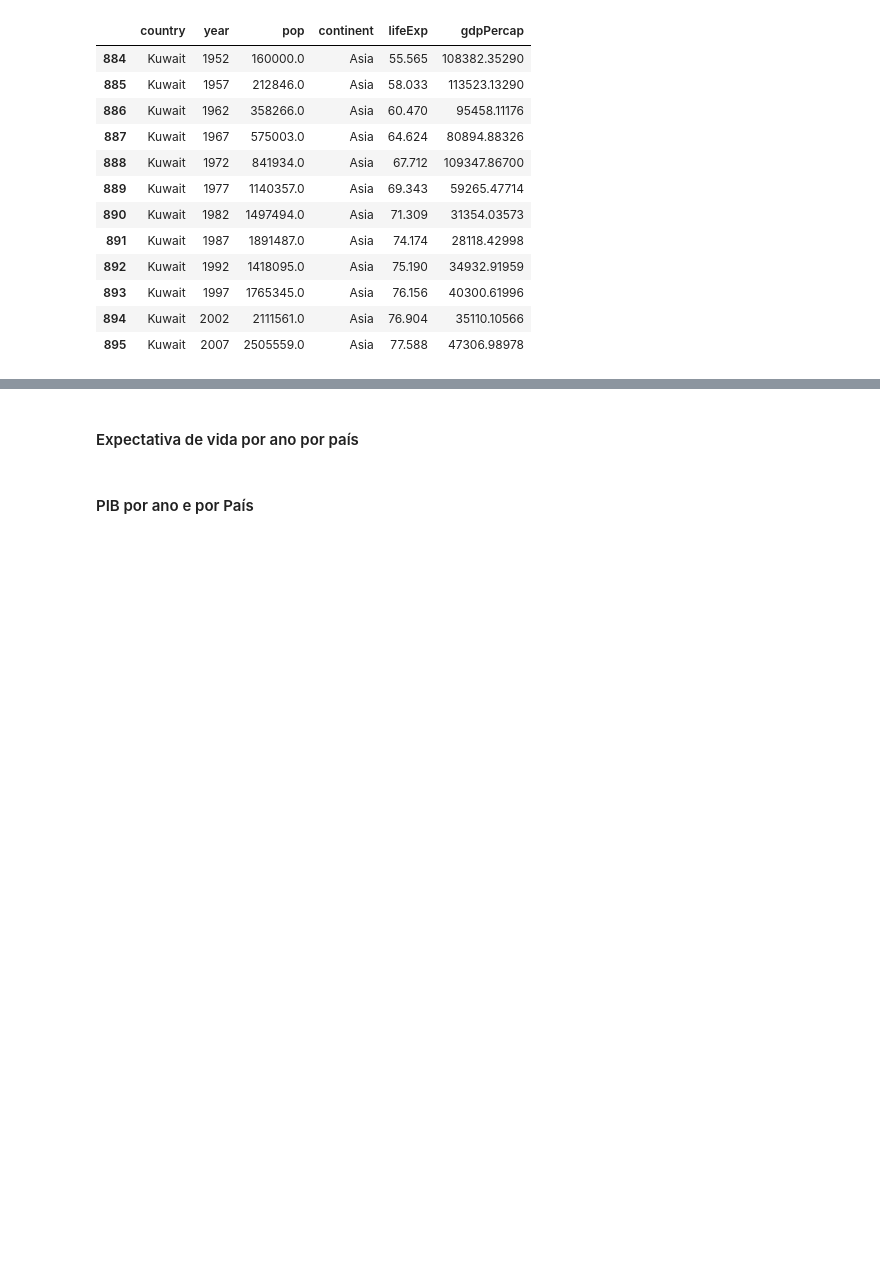
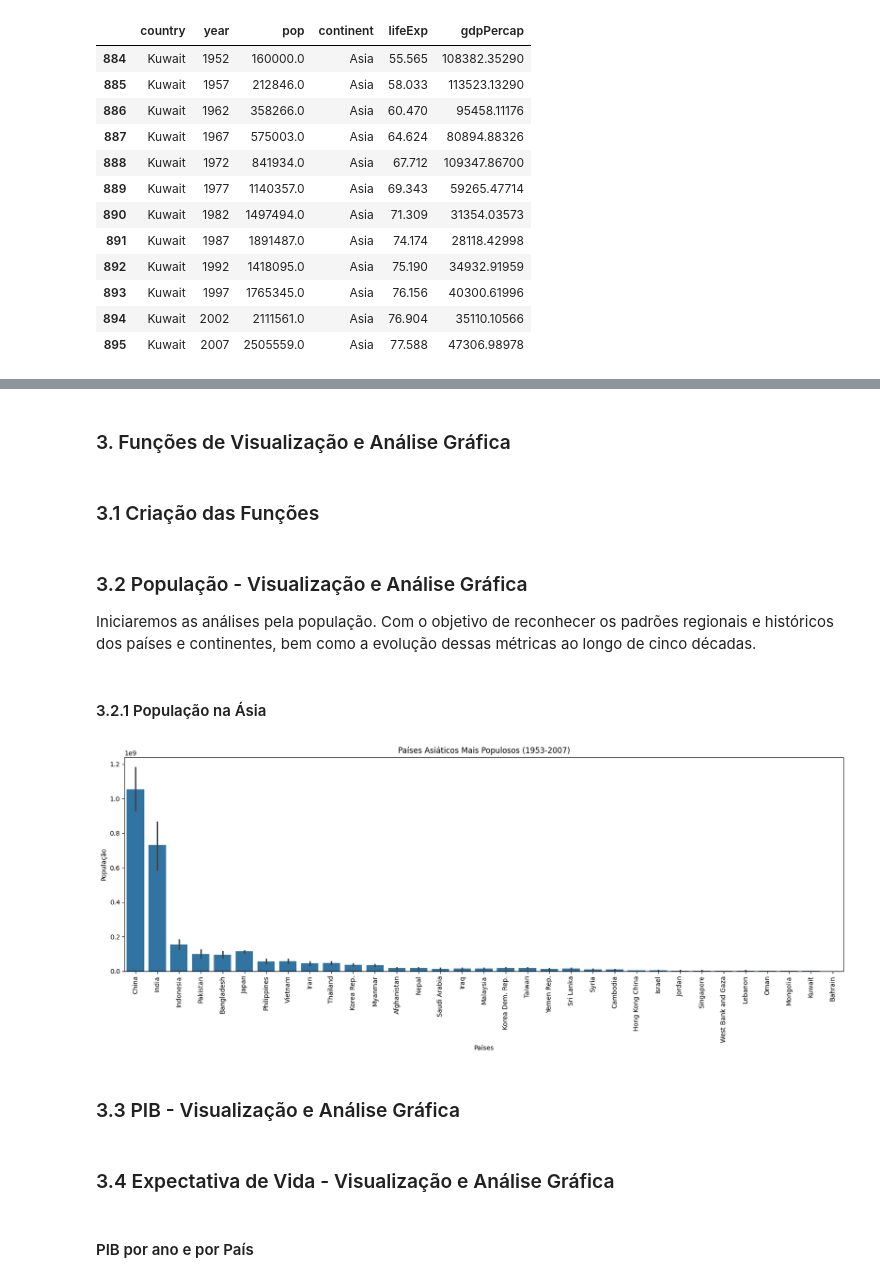
Before and after one commit to cinquetti/PUC_Minas_Analise_Exploratoria, a Jupyter notebook: Trabalho Unificado/notebooks/EDA(1).ipynb, the cells around one changed output, grey strips where cells are left out. Saved outputs shown, nothing was run; the diff lists cells and outputs as text; code cells hidden in the pictures; blank space fills up the shorter version.

Commit message:
Descritivos do trabalho
Inclusão da Introdução,
Capítulo 2.  Coleta, Limpeza e Análise Exploratória (AED)
Início do Capítulo 3.  Funções de Visualização e Análise Gráfica

```diff
--- a/Trabalho Unificado/notebooks/EDA(1).ipynb
+++ b/Trabalho Unificado/notebooks/EDA(1).ipynb
@@ -239,0 +266,4 @@ Buscamos na base de dados do 'https://www.gapminder.org/data/' no menu de 'GPD p
+# %% [markdown]
+### 3.  Funções de Visualização e Análise Gráfica
+# %% [markdown]
+### 3.1 Criação das Funções
@@ -240,5 +272,37 @@ Buscamos na base de dados do 'https://www.gapminder.org/data/' no menu de 'GPD p
+# %% [markdown]
+### 3.2 População - Visualização e Análise Gráfica
+Iniciaremos as análises pela população. Com o objetivo de reconhecer os padrões regionais e históricos dos países e continentes, bem como a evolução dessas métricas ao longo de cinco décadas.
 # %% [markdown]
-#### Expectativa de vida por ano por país
+#### 3.2.1 População na Ásia
+# %%
+#PARA O FILTRO DO CONTINENTE
+dados = df[
+    (df['continent'] == 'Asia') &
+    (df['year'].between(1953, 2007))
+]
+
+#PARA A CONFIGURAÇÃO DO GRÁFICO
+plt.figure(figsize=(20,6))
+
+sns.barplot(
+    data=dados,
+    x='country',
+    y='pop',
+    order=dados.sort_values('pop', ascending=False)['country']
+)
+
+plt.xticks(rotation=90)
+
+plt.title('Países Asiáticos Mais Populosos (1953-2007)')
+plt.xlabel('Países')
+plt.ylabel('População')
+plt.show()
+# %% [output]
+[figure, added]
+# %% [markdown]
+### 3.3 PIB - Visualização e Análise Gráfica
+# %% [markdown]
+### 3.4 Expectativa de Vida - Visualização e Análise Gráfica
 # %% [markdown]
 #### PIB por ano e por País
 # %% [markdown]
```
Also changed, not shown: parts of 56 cells of this notebook, 1 other file.
